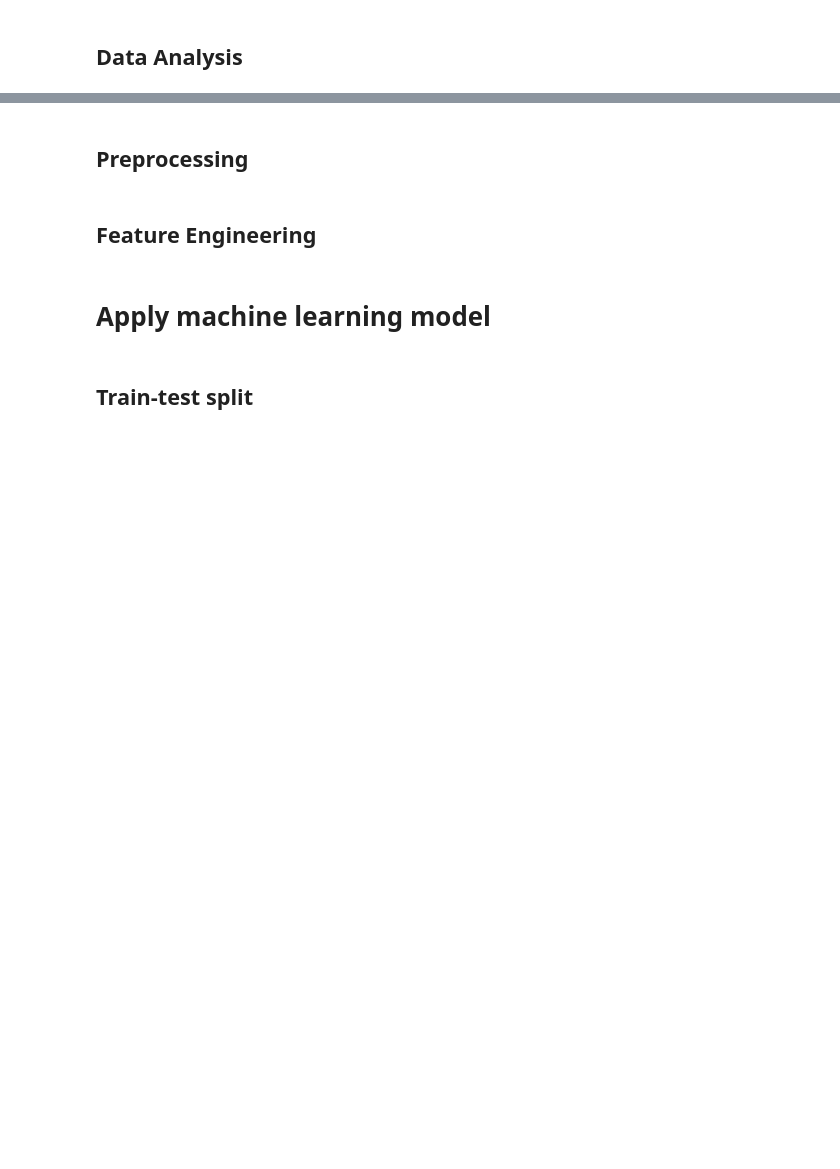
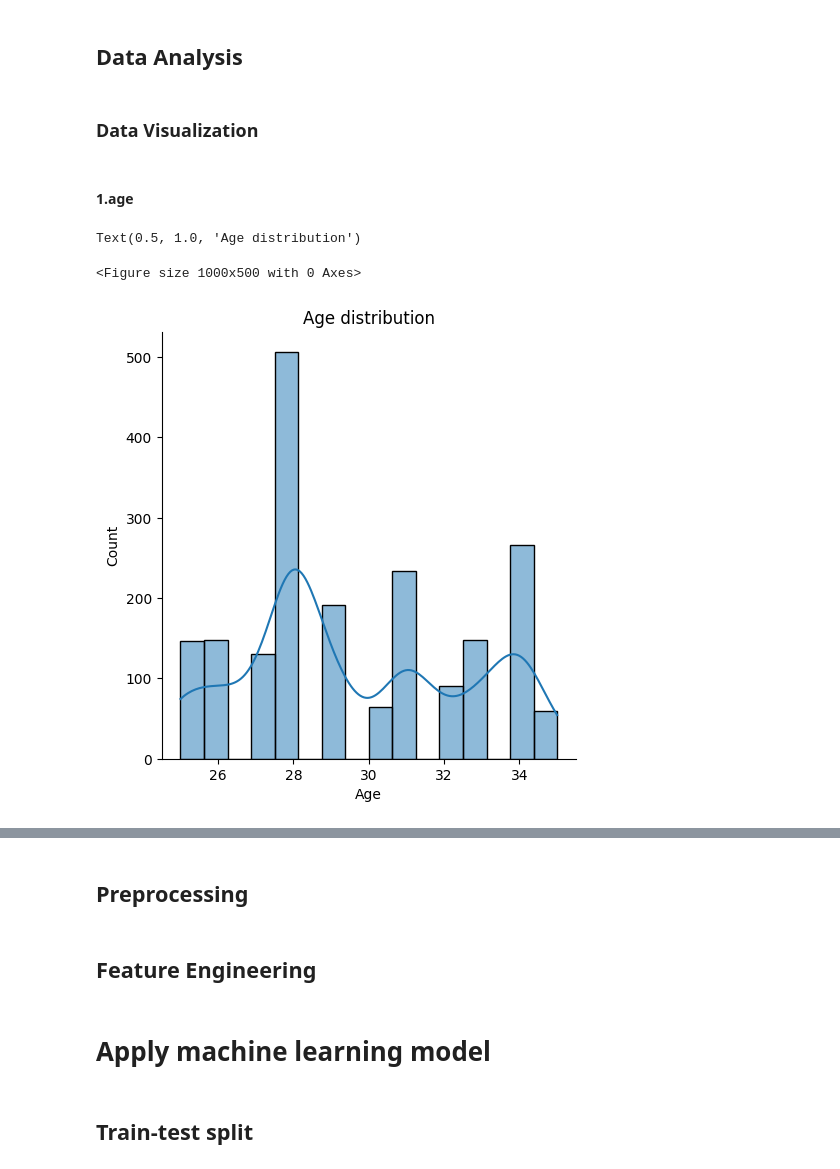
Before and after one commit to Likelipop/Introduction-to-ML, a Jupyter notebook: Homework_Form.ipynb, the cells around one changed output, grey strips where cells are left out. Saved outputs shown, nothing was run; the diff lists cells and outputs as text; code cells hidden in the pictures; blank space fills up the shorter version.

```diff
--- a/Homework_Form.ipynb
+++ b/Homework_Form.ipynb
@@ -60,0 +53,8 @@ df.head()
+# %%
+import os
+cur_path = os.getcwd()
+PATH = os.path.join(cur_path, "03-IML/TravelInsurancePrediction.csv")
+
+df = pd.read_csv(PATH)
+df.head()
+# ToDo: Show histogram of dataframe
@@ -65,0 +70,13 @@ df.head()
+# %% [markdown]
+<h3>Data Visualization</h3>
+# %% [markdown]
+<h4>1.age </h4>
+# %%
+plt.figure(figsize=(10, 5))
+sns.displot(data = df['Age'], kde = True)
+plt.xlabel("Age")
+plt.title("Age distribution")
+# %% [output]
+Text(0.5, 1.0, 'Age distribution')
+<Figure size 1000x500 with 0 Axes>
+[figure, added]
```
Also changed, not shown: parts of 8 cells of this notebook.
